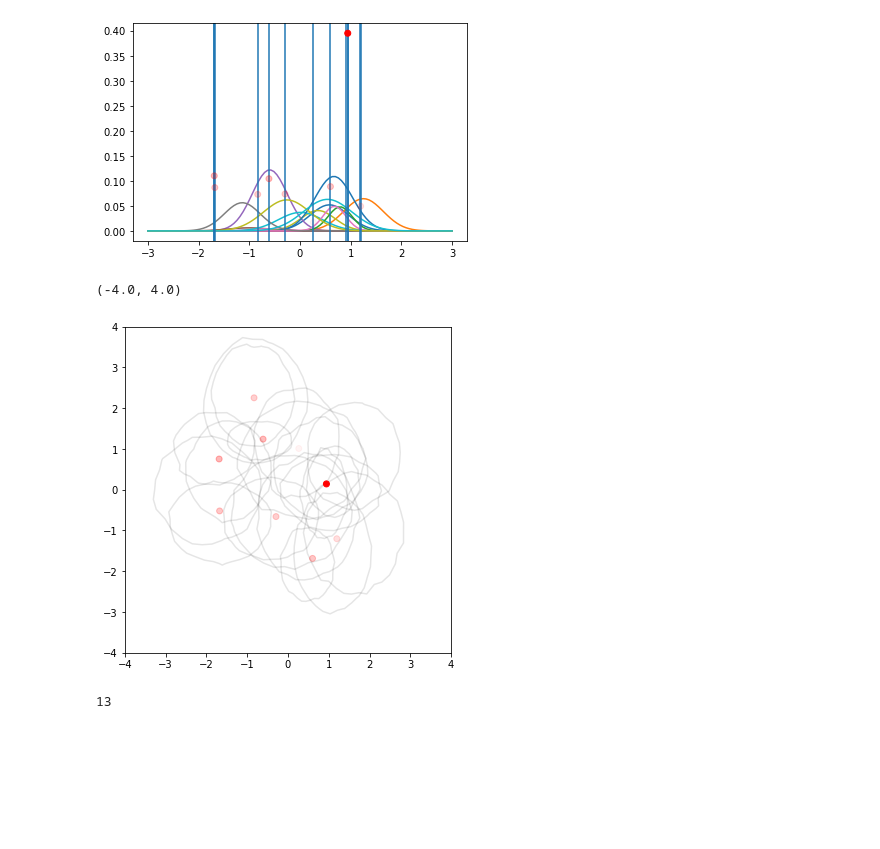
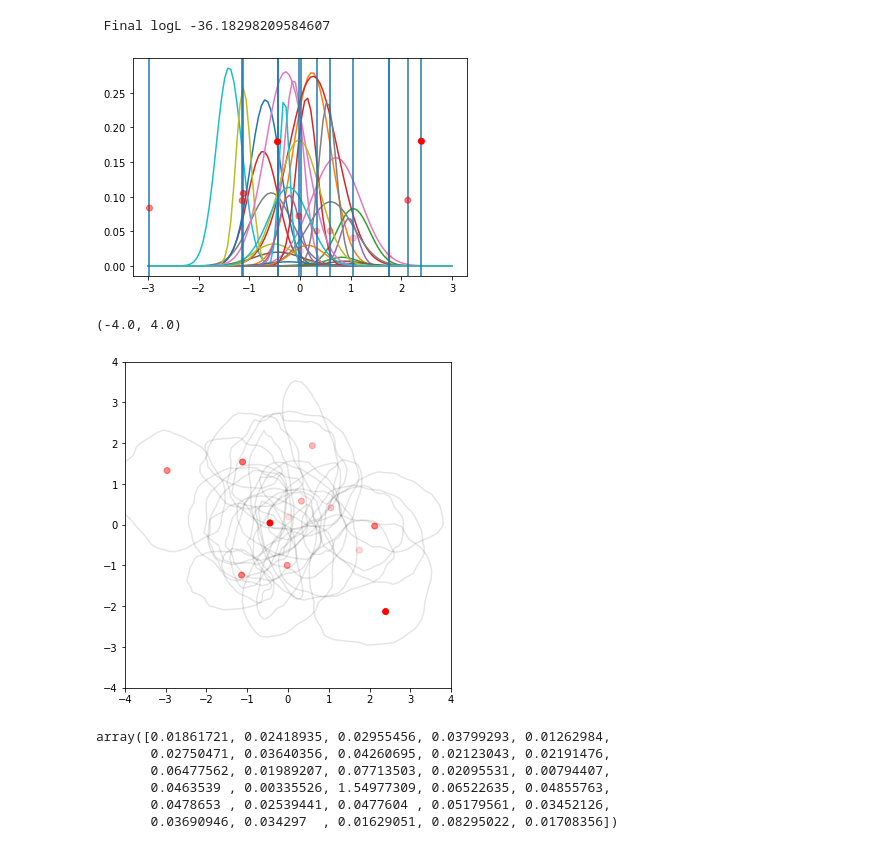
Before and after one commit to ethanpayne42/pystroke, a Jupyter notebook: examples/testing.ipynb, the cells around one changed output. Saved outputs shown, nothing was run; the diff lists cells and outputs as text; code cells hidden in the pictures; blank space fills up the shorter version.

Commit message:
Adding GW event processing

```diff
--- a/examples/testing.ipynb
+++ b/examples/testing.ipynb
@@ -22,26 +29,39 @@ import pystroke
+# %%
+unif = bilby.core.prior.Uniform(-10,10)
+
+prior_cdfs = [unif.cdf, unif.cdf]
 # %%
 dims = 2
-Nobs = 20
+Nobs = 30
 
 # Construct random posteriors
 event_list = []
-pdet = dist.Uniform(-3*jnp.ones(dims),3*jnp.ones(dims))
+pdet = dist.Normal(loc=jnp.zeros(dims), scale=jnp.ones(dims))
+#dist.Uniform(-5*jnp.ones(dims),5*jnp.ones(dims))
 
 means = []
 covs = []
 
 for i in range(Nobs):
-    key = jax.random.PRNGKey(i*5+1)
 
-    cov = np.diag(np.random.uniform(0.01,0.5,size=dims))
+    theta = np.random.uniform(0, 2*np.pi)
+
+    cov = np.dot(
+        np.array([[np.cos(theta), -np.sin(theta)],[np.sin(theta), np.cos(theta)]]).T,
+        np.dot(
+        np.diag(np.random.uniform(0.01,0.5,size=dims)),
+        np.array([[np.cos(theta), -np.sin(theta)],[np.sin(theta), np.cos(theta)]])
+    ))
+
     loc = np.random.randn(dims) + np.random.multivariate_normal(np.zeros(dims), cov)
 
     means.append(loc)
     covs.append(cov)
 
-    dist_i = dist.MultivariateNormal(jnp.array(loc), jnp.array(cov))
+    key = jax.random.PRNGKey(np.random.randint(0,1000000))
+    dist_i_samples = dist.MultivariateNormal(jnp.array(loc), jnp.array(cov)).sample(key, sample_shape=(2000,))
 
-    event_list.append(dist_i)
+    event_list.append(pystroke.GMMDistribution(dist_i_samples, prior_cdfs))
 # %%
 xs = np.linspace(-3,3,100)
 ys = np.linspace(-3,3,100)
@@ -92,3 +79,7 @@ DeviceArray([[  0.94165952,   0.14254069,  -0.92481668],
+# %%
+_ = pistroke_test.gradient_descent(iterations=2, tol=np.array([1e-4,1e-2]))
+# %% [output]
+ Final logL -36.18298209584607
 # %%
 xs = np.linspace(-3,3,100)
 ys = np.linspace(-3,3,100)
@@ -108,26 +99,31 @@ for i in range(len(pistroke_test.result_array_gd)):
 
 plt.show()
 # %% [output]
-[figure, old version]
+[figure, new version]
 # %%
 fig = plt.figure(figsize=[6,6])
 
 for i in range(len(event_list)):
-    samples = np.random.multivariate_normal(means[i], covs[i], size=10000)
+    samples = event_list[i].samples
     hist2d(samples[:,0], samples[:,1], new_fig=False, levels=[0.9],
-           smooth=0.5, plot_density=False, plot_datapoints=False, color='k', contour_kwargs={'alpha':0.1})
+           smooth=0.9, bins=25, plot_density=False, plot_datapoints=False, color='k', contour_kwargs={'alpha':0.1})
 
 plt.scatter(pistroke_test.result_array_gd[:,0], pistroke_test.result_array_gd[:,1],zorder=100, color='r',
             alpha=np.exp(pistroke_test.result_array_gd[:,-1])/np.max(np.exp(pistroke_test.result_array_gd[:,-1])))
 
 ax = plt.gca()
 ax.set_aspect('equal')
 ax.set_ylim(-4,4)
 ax.set_xlim(-4,4)
 # %% [output]
 (-4.0, 4.0)
-[figure, old version]
+[figure, new version]
-# %%
-print(len(pistroke_test.result_array_gd))
-# %% [output]
-13
+# %%
+np.exp(pistroke_test.result_array_gd[:,-1])
+# %% [output]
+array([0.01861721, 0.02418935, 0.02955456, 0.03799293, 0.01262984,
+       0.02750471, 0.03640356, 0.04260695, 0.02123043, 0.02191476,
+       0.06477562, 0.01989207, 0.07713503, 0.02095531, 0.00794407,
+       0.0463539 , 0.00335526, 1.54977309, 0.06522635, 0.04855763,
+       0.0478653 , 0.02539441, 0.0477604 , 0.05179561, 0.03452126,
+       0.03690946, 0.034297  , 0.01629051, 0.08295022, 0.01708356])
```
Also changed, not shown: parts of 5 cells of this notebook, 4 other files.
